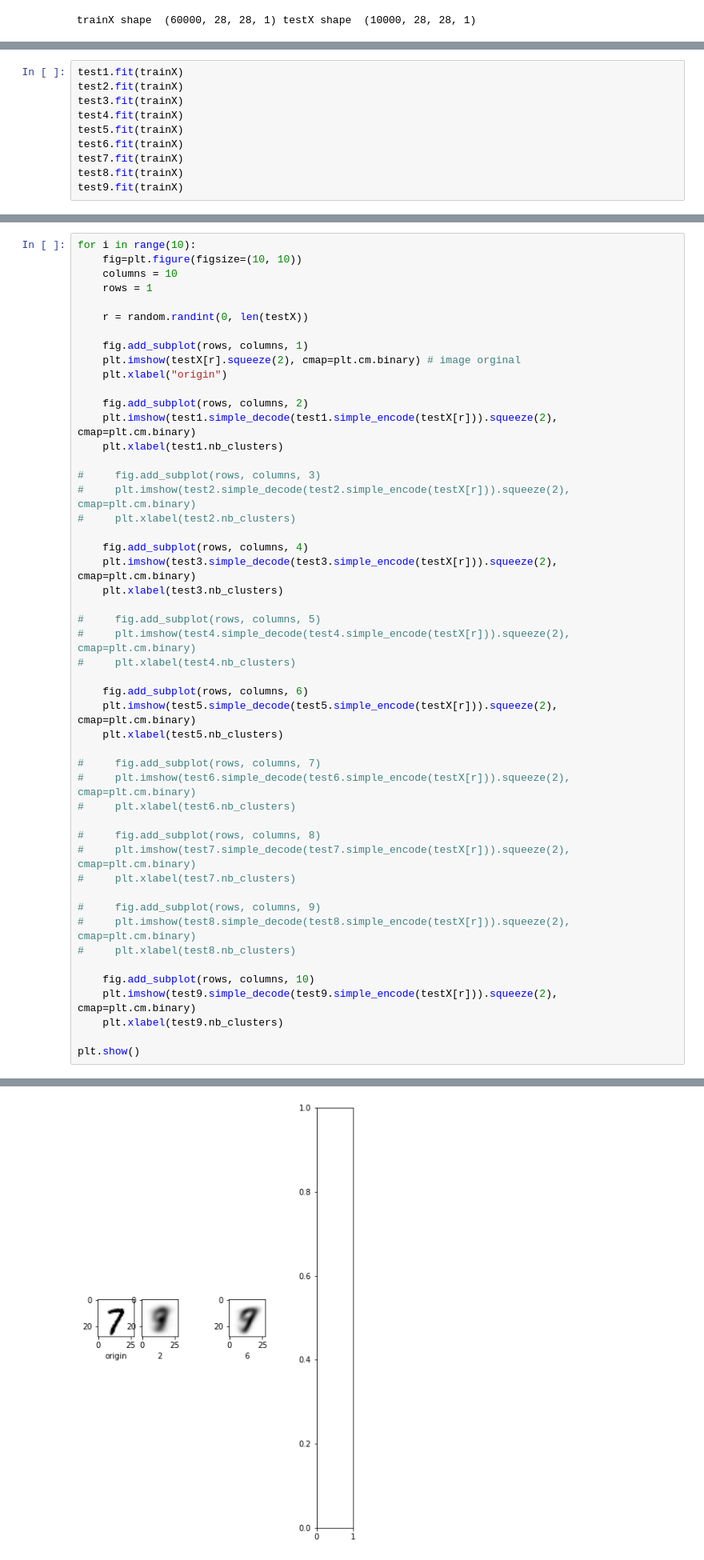
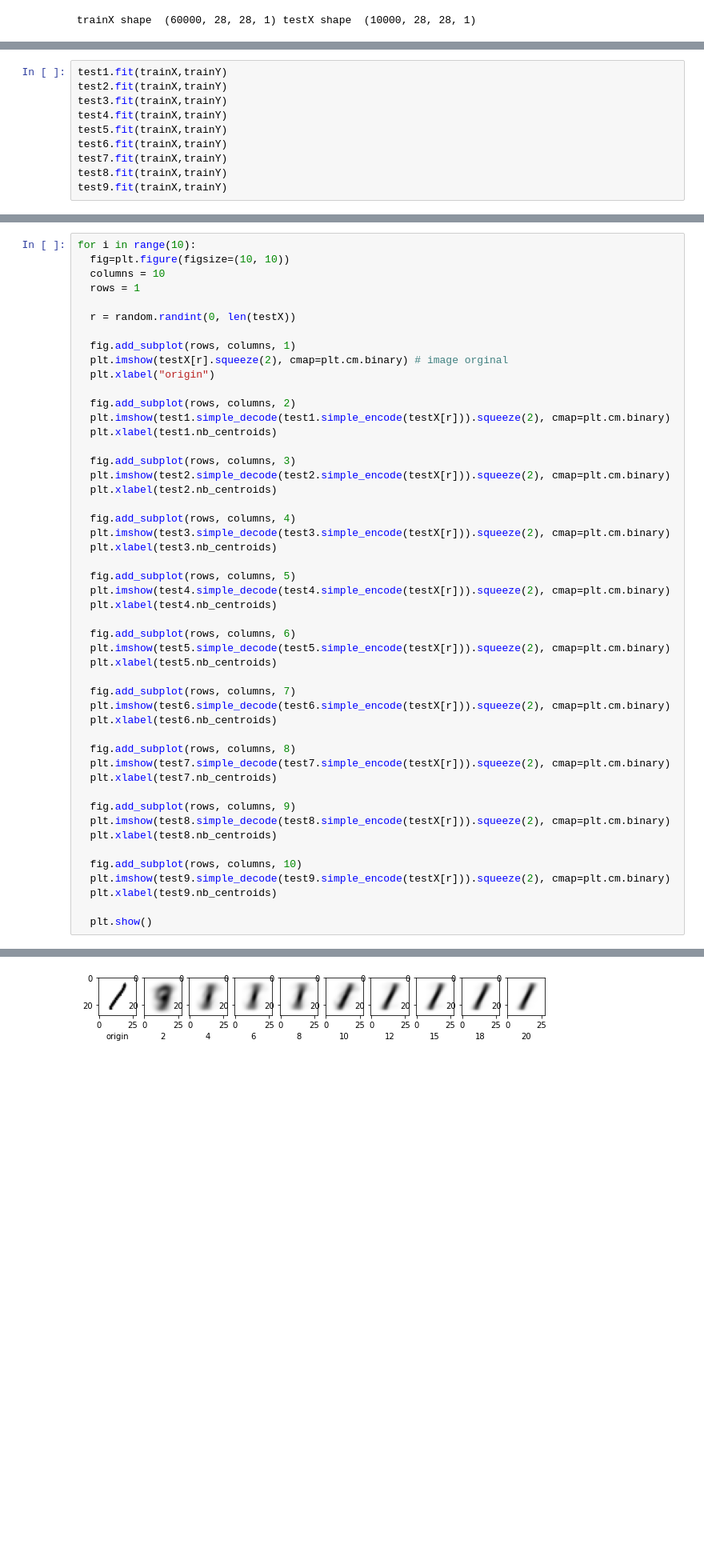
Before and after one commit to ESSAMAMI/Deep-Reinforcement-Learning, a Jupyter notebook: algos/K-means/kmeans_MNIST.ipynb, the cells around one changed output, grey strips where cells are left out. Shown at 80% size. Saved outputs shown, nothing was run; the diff lists cells and outputs as text; blank space fills up the shorter version.

```diff
--- a/algos/K-means/kmeans_MNIST.ipynb
+++ b/algos/K-means/kmeans_MNIST.ipynb
@@ -180,12 +213,12 @@ test9 = myKmeans(nb_clusters=20,max_iter=500,tol=0.00001)
 # %%
-test1.fit(trainX)
-test2.fit(trainX)
-test3.fit(trainX)
-test4.fit(trainX)
-test5.fit(trainX)
-test6.fit(trainX)
-test7.fit(trainX)
-test8.fit(trainX)
-test9.fit(trainX)
+test1.fit(trainX,trainY)
+test2.fit(trainX,trainY)
+test3.fit(trainX,trainY)
+test4.fit(trainX,trainY)
+test5.fit(trainX,trainY)
+test6.fit(trainX,trainY)
+test7.fit(trainX,trainY)
+test8.fit(trainX,trainY)
+test9.fit(trainX,trainY)
 # %% [output]
 ###################
@@ -213,50 +249,50 @@ NameError: name 'test4' is not defined
 # %%
 for i in range(10):
-    fig=plt.figure(figsize=(10, 10))
-    columns = 10
-    rows = 1
+  fig=plt.figure(figsize=(10, 10))
+  columns = 10
+  rows = 1
 
-    r = random.randint(0, len(testX))
+  r = random.randint(0, len(testX))
 
-    fig.add_subplot(rows, columns, 1)
-    plt.imshow(testX[r].squeeze(2), cmap=plt.cm.binary) # image orginal
-    plt.xlabel("origin")
+  fig.add_subplot(rows, columns, 1)
+  plt.imshow(testX[r].squeeze(2), cmap=plt.cm.binary) # image orginal
+  plt.xlabel("origin")
 
-    fig.add_subplot(rows, columns, 2)
-    plt.imshow(test1.simple_decode(test1.simple_encode(testX[r])).squeeze(2), cmap=plt.cm.binary)
-    plt.xlabel(test1.nb_clusters)
+  fig.add_subplot(rows, columns, 2)
+  plt.imshow(test1.simple_decode(test1.simple_encode(testX[r])).squeeze(2), cmap=plt.cm.binary)
+  plt.xlabel(test1.nb_centroids)
 
-#     fig.add_subplot(rows, columns, 3)
-#     plt.imshow(test2.simple_decode(test2.simple_encode(testX[r])).squeeze(2), cmap=plt.cm.binary)
-#     plt.xlabel(test2.nb_clusters)
+  fig.add_subplot(rows, columns, 3)
+  plt.imshow(test2.simple_decode(test2.simple_encode(testX[r])).squeeze(2), cmap=plt.cm.binary)
+  plt.xlabel(test2.nb_centroids)
 
-    fig.add_subplot(rows, columns, 4)
-    plt.imshow(test3.simple_decode(test3.simple_encode(testX[r])).squeeze(2), cmap=plt.cm.binary)
-    plt.xlabel(test3.nb_clusters)
+  fig.add_subplot(rows, columns, 4)
+  plt.imshow(test3.simple_decode(test3.simple_encode(testX[r])).squeeze(2), cmap=plt.cm.binary)
+  plt.xlabel(test3.nb_centroids)
 
-#     fig.add_subplot(rows, columns, 5)
-#     plt.imshow(test4.simple_decode(test4.simple_encode(testX[r])).squeeze(2), cmap=plt.cm.binary)
-#     plt.xlabel(test4.nb_clusters)
+  fig.add_subplot(rows, columns, 5)
+  plt.imshow(test4.simple_decode(test4.simple_encode(testX[r])).squeeze(2), cmap=plt.cm.binary)
+  plt.xlabel(test4.nb_centroids)
 
-    fig.add_subplot(rows, columns, 6)
-    plt.imshow(test5.simple_decode(test5.simple_encode(testX[r])).squeeze(2), cmap=plt.cm.binary)
-    plt.xlabel(test5.nb_clusters)
+  fig.add_subplot(rows, columns, 6)
+  plt.imshow(test5.simple_decode(test5.simple_encode(testX[r])).squeeze(2), cmap=plt.cm.binary)
+  plt.xlabel(test5.nb_centroids)
 
-#     fig.add_subplot(rows, columns, 7)
-#     plt.imshow(test6.simple_decode(test6.simple_encode(testX[r])).squeeze(2), cmap=plt.cm.binary)
-#     plt.xlabel(test6.nb_clusters)
+  fig.add_subplot(rows, columns, 7)
+  plt.imshow(test6.simple_decode(test6.simple_encode(testX[r])).squeeze(2), cmap=plt.cm.binary)
+  plt.xlabel(test6.nb_centroids)
 
-#     fig.add_subplot(rows, columns, 8)
-#     plt.imshow(test7.simple_decode(test7.simple_encode(testX[r])).squeeze(2), cmap=plt.cm.binary)
-#     plt.xlabel(test7.nb_clusters)
+  fig.add_subplot(rows, columns, 8)
+  plt.imshow(test7.simple_decode(test7.simple_encode(testX[r])).squeeze(2), cmap=plt.cm.binary)
+  plt.xlabel(test7.nb_centroids)
 
-#     fig.add_subplot(rows, columns, 9)
-#     plt.imshow(test8.simple_decode(test8.simple_encode(testX[r])).squeeze(2), cmap=plt.cm.binary)
-#     plt.xlabel(test8.nb_clusters)
+  fig.add_subplot(rows, columns, 9)
+  plt.imshow(test8.simple_decode(test8.simple_encode(testX[r])).squeeze(2), cmap=plt.cm.binary)
+  plt.xlabel(test8.nb_centroids)
 
-    fig.add_subplot(rows, columns, 10)
-    plt.imshow(test9.simple_decode(test9.simple_encode(testX[r])).squeeze(2), cmap=plt.cm.binary)
-    plt.xlabel(test9.nb_clusters)
+  fig.add_subplot(rows, columns, 10)
+  plt.imshow(test9.simple_decode(test9.simple_encode(testX[r])).squeeze(2), cmap=plt.cm.binary)
+  plt.xlabel(test9.nb_centroids)
 
-plt.show()
+  plt.show()
 # %% [output]
@@ -264 +299 @@ IndexError: list index out of range
-[figure, old version]
+[figure, new version]
```
Also changed, not shown: parts of 5 cells of this notebook.
